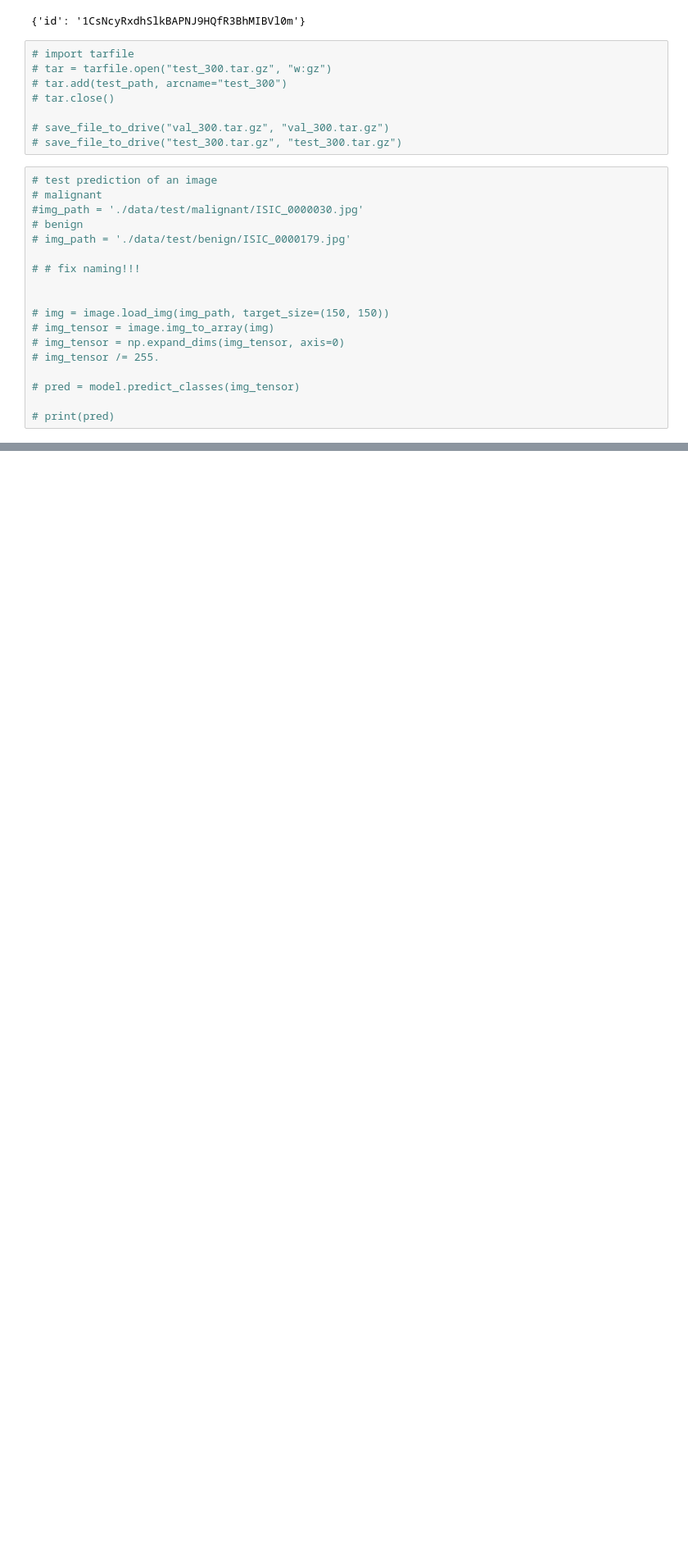
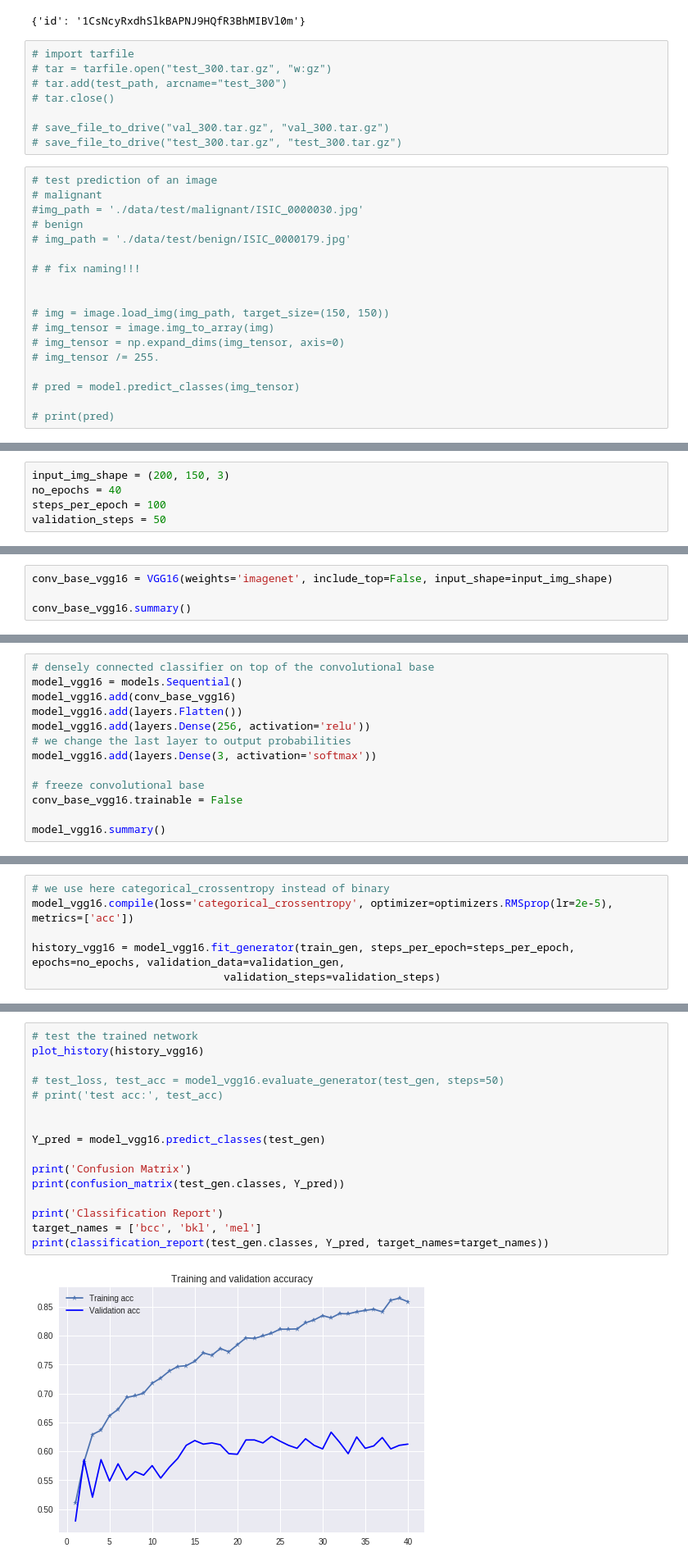
Before and after one commit to OlehKSS/cad-project, a Jupyter notebook: Mole_classification.ipynb, the cells around one changed output, grey strips where cells are left out. Shown at 82% size. Cells and saved outputs as stored; diff of their text form; blank space fills up the shorter version.

```diff
--- a/Mole_classification.ipynb
+++ b/Mole_classification.ipynb
@@ -494,0 +544,5 @@ save_file_to_drive(drive_name, path_model)
+# %%
+input_img_shape = (200, 150, 3)
+no_epochs = 40
+steps_per_epoch = 100
+validation_steps = 50
@@ -494,0 +573,4 @@ save_file_to_drive(drive_name, path_model)
+# %%
+conv_base_vgg16 = VGG16(weights='imagenet', include_top=False, input_shape=input_img_shape)
+
+conv_base_vgg16.summary()
@@ -494,0 +595,13 @@ save_file_to_drive(drive_name, path_model)
+# %%
+# densely connected classifier on top of the convolutional base
+model_vgg16 = models.Sequential()
+model_vgg16.add(conv_base_vgg16)
+model_vgg16.add(layers.Flatten())
+model_vgg16.add(layers.Dense(256, activation='relu'))
+# we change the last layer to output probabilities
+model_vgg16.add(layers.Dense(3, activation='softmax'))
+
+# freeze convolutional base
+conv_base_vgg16.trainable = False
+
+model_vgg16.summary()
@@ -494,0 +624,6 @@ save_file_to_drive(drive_name, path_model)
+# %%
+# we use here categorical_crossentropy instead of binary
+model_vgg16.compile(loss='categorical_crossentropy', optimizer=optimizers.RMSprop(lr=2e-5), metrics=['acc'])
+
+history_vgg16 = model_vgg16.fit_generator(train_gen, steps_per_epoch=steps_per_epoch, epochs=no_epochs, validation_data=validation_gen,
+                              validation_steps=validation_steps)
@@ -494,0 +648,18 @@ save_file_to_drive(drive_name, path_model)
+# %%
+# test the trained network
+plot_history(history_vgg16)
+
+# test_loss, test_acc = model_vgg16.evaluate_generator(test_gen, steps=50)
+# print('test acc:', test_acc)
+
+
+Y_pred = model_vgg16.predict_classes(test_gen)
+
+print('Confusion Matrix')
+print(confusion_matrix(test_gen.classes, Y_pred))
+
+print('Classification Report')
+target_names = ['bcc', 'bkl', 'mel']
+print(classification_report(test_gen.classes, Y_pred, target_names=target_names))
+# %% [output]
+[figure, added]
```
Also changed, not shown: parts of 22 cells of this notebook.
